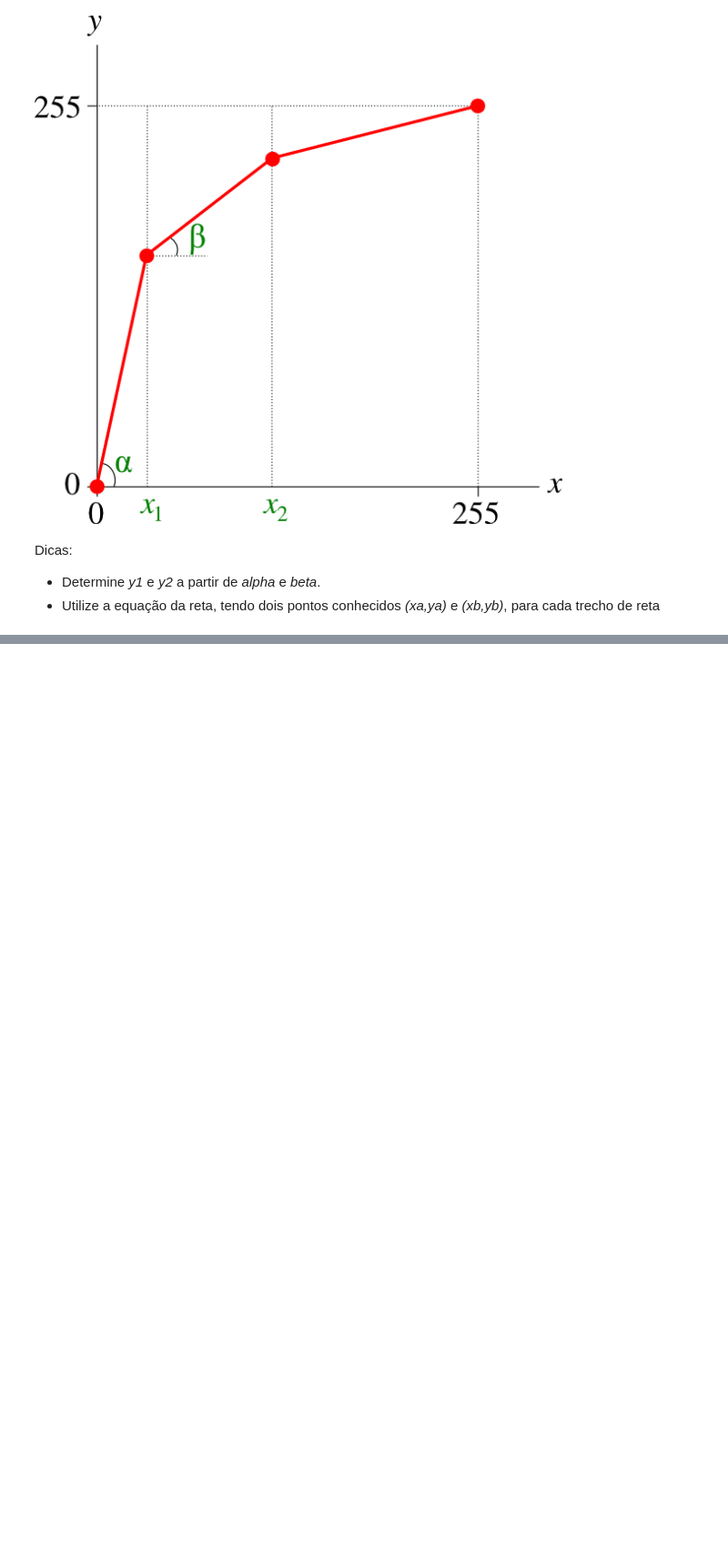
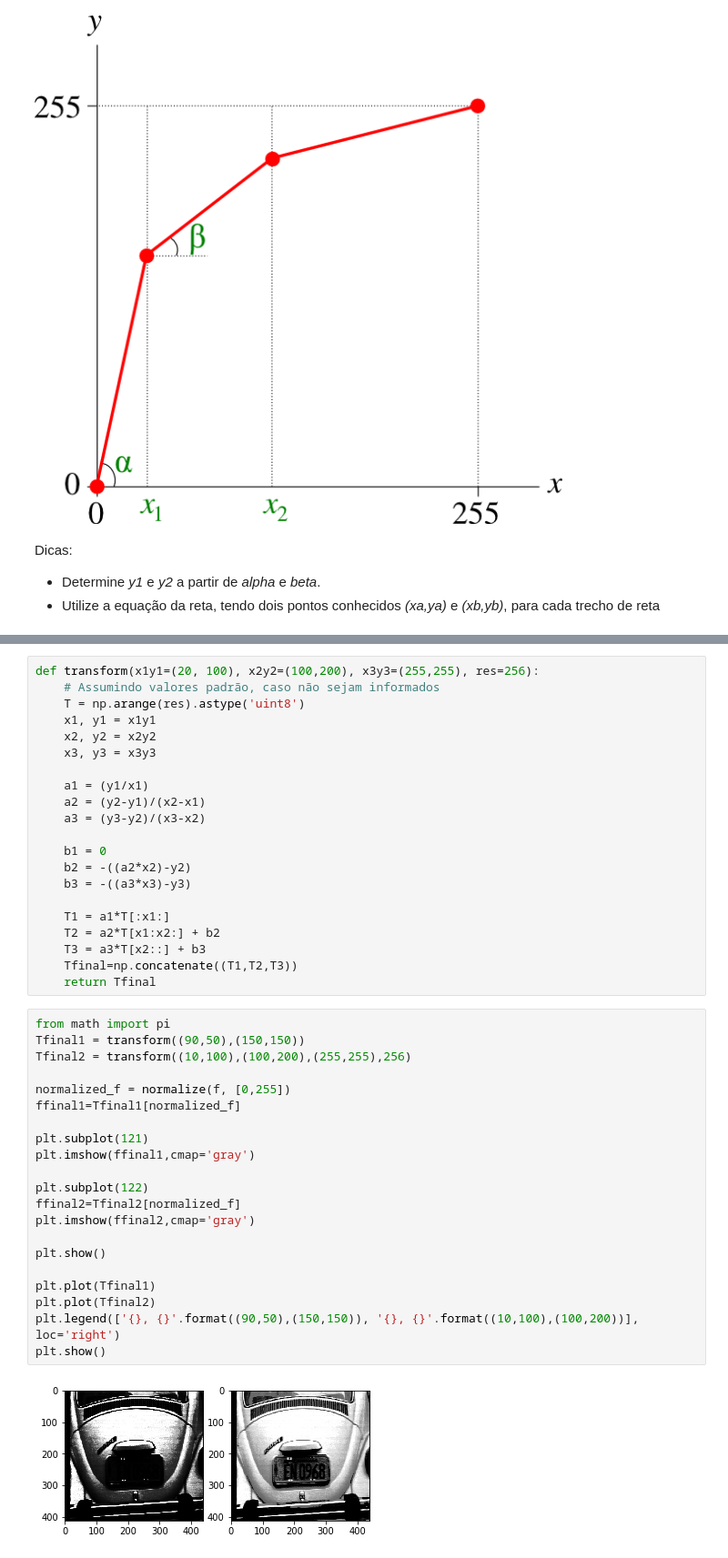
Before and after one commit to ferseiti/ia898, a Jupyter notebook: 2S2018/IA898A_Ex03_FernandoFurusato.ipynb, the cells around one changed output, grey strips where cells are left out. Shown: that part at 91% size. Cells and saved outputs as stored; diff of their text form; blank space fills up the shorter version.

```diff
--- a/2S2018/IA898A_Ex03_FernandoFurusato.ipynb
+++ b/2S2018/IA898A_Ex03_FernandoFurusato.ipynb
@@ -233,0 +275,44 @@ plt.plot(T2)
+# %%
+def transform(x1y1=(20, 100), x2y2=(100,200), x3y3=(255,255), res=256):
+    # Assumindo valores padrão, caso não sejam informados
+    T = np.arange(res).astype('uint8')
+    x1, y1 = x1y1
+    x2, y2 = x2y2
+    x3, y3 = x3y3
+
+    a1 = (y1/x1)
+    a2 = (y2-y1)/(x2-x1)
+    a3 = (y3-y2)/(x3-x2)
+
+    b1 = 0
+    b2 = -((a2*x2)-y2)
+    b3 = -((a3*x3)-y3)
+
+    T1 = a1*T[:x1:]
+    T2 = a2*T[x1:x2:] + b2
+    T3 = a3*T[x2::] + b3
+    Tfinal=np.concatenate((T1,T2,T3))
+    return Tfinal
+# %%
+from math import pi
+Tfinal1 = transform((90,50),(150,150))
+Tfinal2 = transform((10,100),(100,200),(255,255),256)
+
+normalized_f = normalize(f, [0,255])
+ffinal1=Tfinal1[normalized_f]
+
+plt.subplot(121)
+plt.imshow(ffinal1,cmap='gray')
+
+plt.subplot(122)
+ffinal2=Tfinal2[normalized_f]
+plt.imshow(ffinal2,cmap='gray')
+
+plt.show()
+
+plt.plot(Tfinal1)
+plt.plot(Tfinal2)
+plt.legend(['{}, {}'.format((90,50),(150,150)), '{}, {}'.format((10,100),(100,200))], loc='right')
+plt.show()
+# %% [output]
+[figure, added]
```
Also changed, not shown: parts of 7 cells of this notebook.
